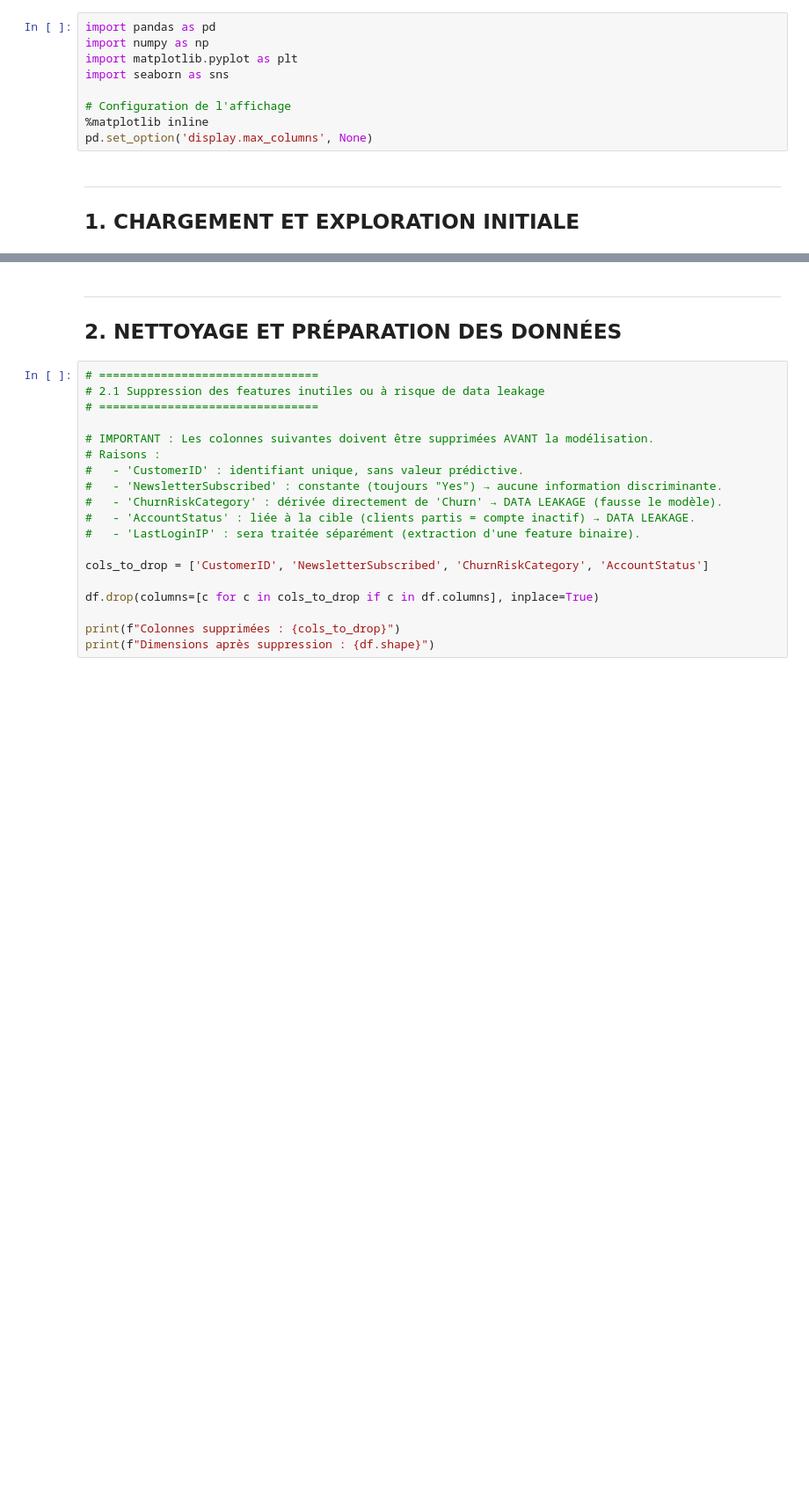
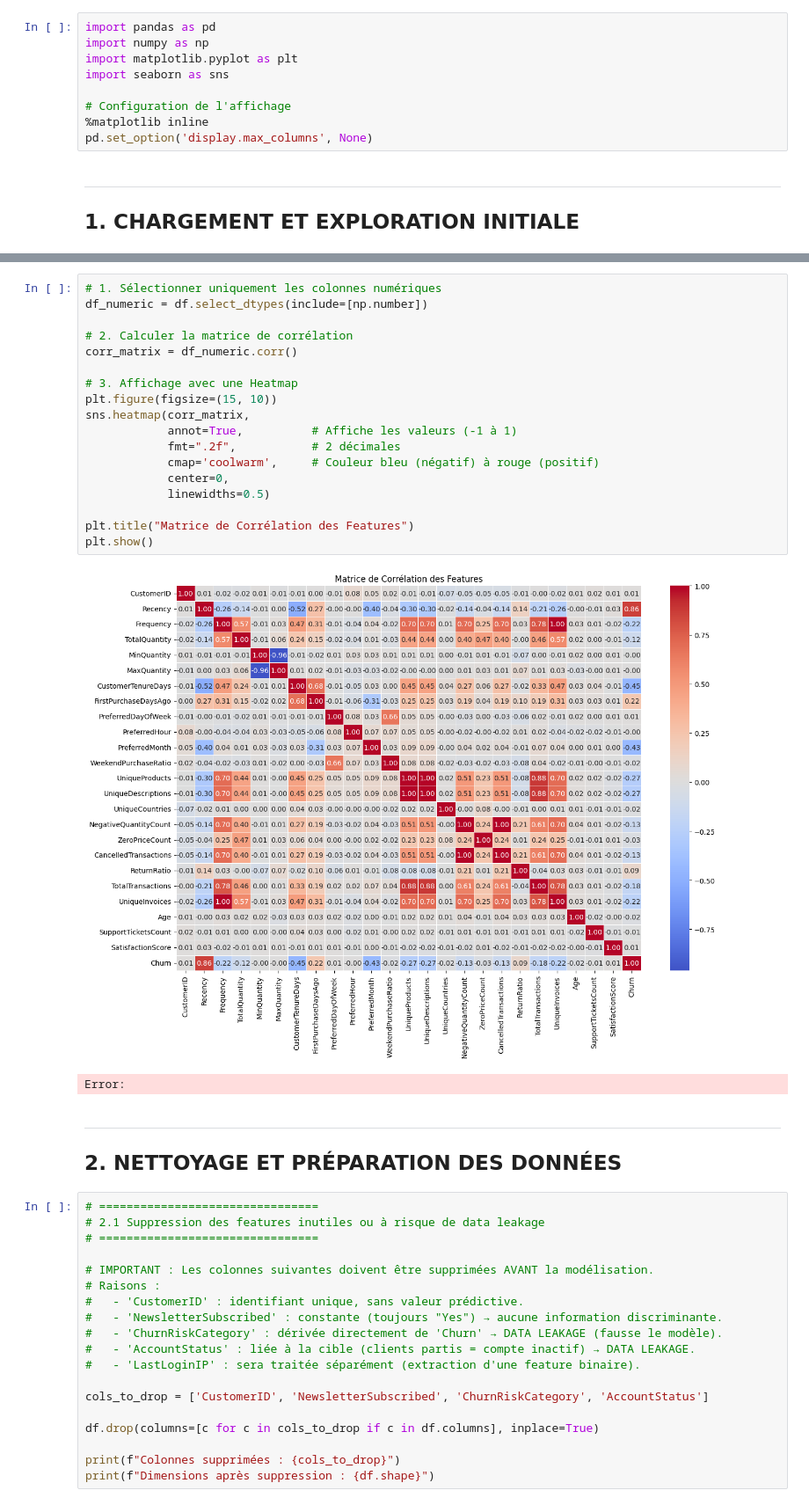
Before and after one commit to maryem966/E-commerceML, a Jupyter notebook: notebooks/nettoyage.ipynb, the cells around one changed output, grey strips where cells are left out. Shown at 88% size. Cells and saved outputs as stored; diff of their text form; blank space fills up the shorter version.

```diff
--- a/notebooks/nettoyage.ipynb
+++ b/notebooks/nettoyage.ipynb
@@ -105,3 +170,24 @@ print("→ Déséquilibre détecté → SMOTE sera appliqué sur le Train set.")
+# %%
+# 1. Sélectionner uniquement les colonnes numériques
+df_numeric = df.select_dtypes(include=[np.number])
+
+# 2. Calculer la matrice de corrélation
+corr_matrix = df_numeric.corr()
+
+# 3. Affichage avec une Heatmap
+plt.figure(figsize=(15, 10))
+sns.heatmap(corr_matrix,
+            annot=True,          # Affiche les valeurs (-1 à 1)
+            fmt=".2f",           # 2 décimales
+            cmap='coolwarm',     # Couleur bleu (négatif) à rouge (positif)
+            center=0,
+            linewidths=0.5)
+
+plt.title("Matrice de Corrélation des Features")
+plt.show()
+# %% [output]
+[figure, added]
+Error:
 # %% [markdown]
 ---
 ## 2. NETTOYAGE ET PRÉPARATION DES DONNÉES
```
Also changed, not shown: parts of 5 cells of this notebook, 10 other files.
